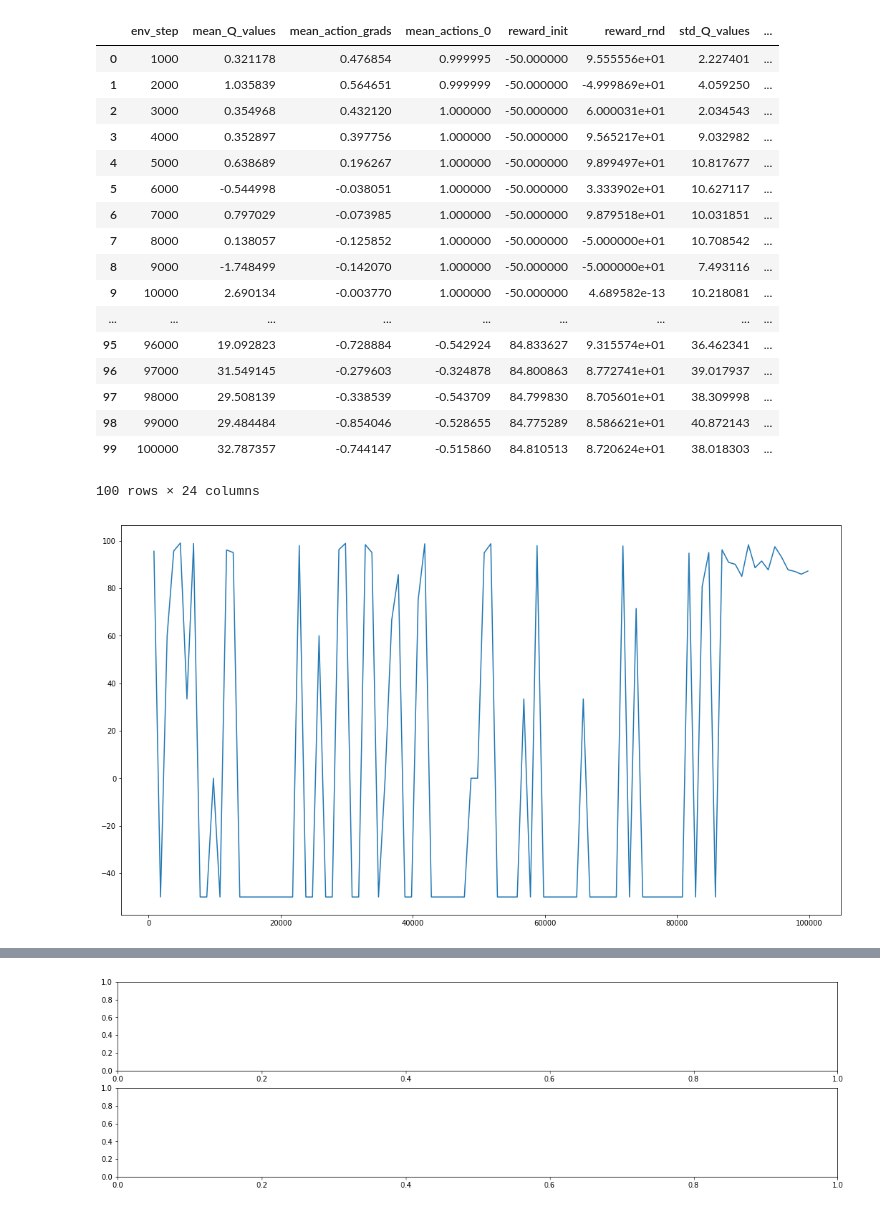
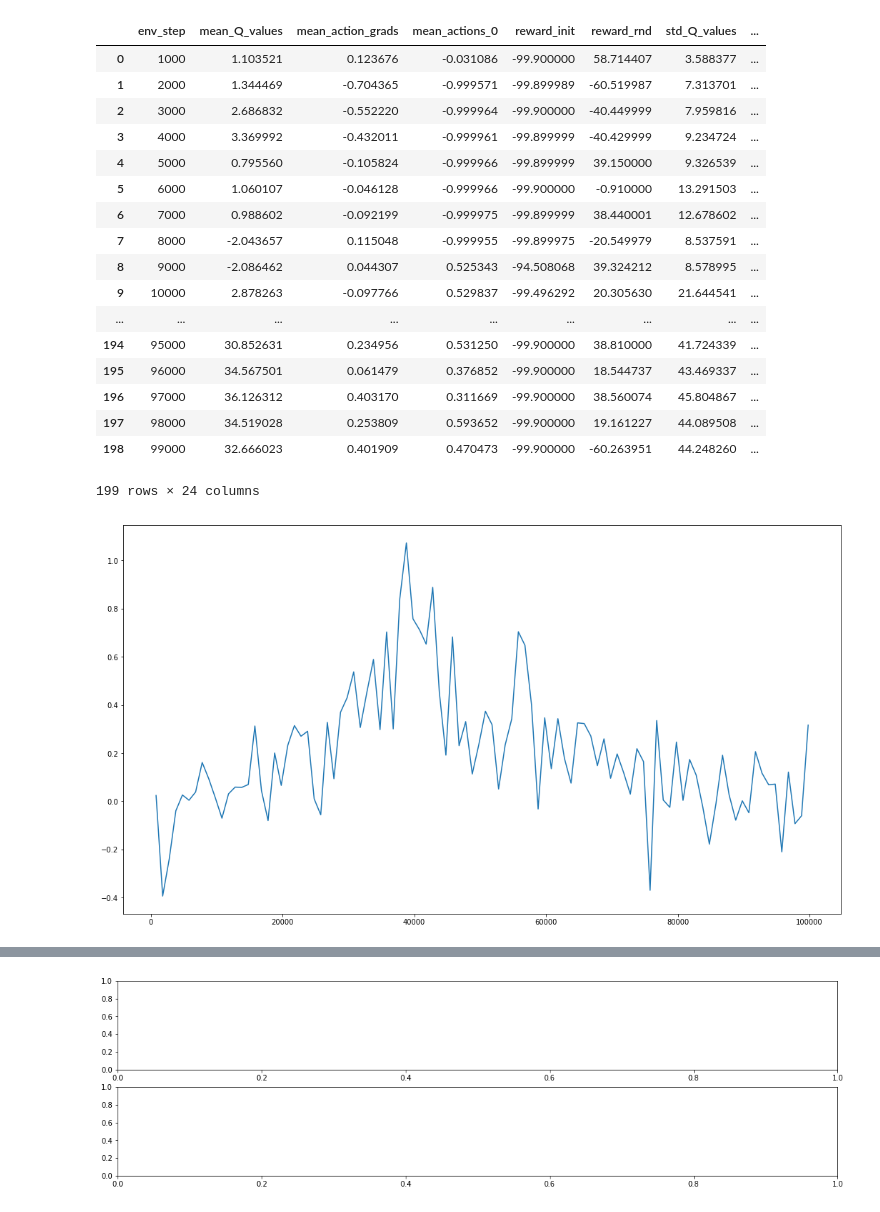
Before and after one commit to pifouuu/deep-rl, a Jupyter notebook: notebooks/sarst_comp_1_various_explo-Copy1.ipynb, the cells around one changed output, grey strips where cells are left out. Saved outputs shown, nothing was run; the diff lists cells and outputs as text; code cells hidden in the pictures.

```diff
--- a/notebooks/sarst_comp_1_various_explo-Copy1.ipynb
+++ b/notebooks/sarst_comp_1_various_explo-Copy1.ipynb
@@ -12,7 +12,7 @@ colors = bmap.mpl_colors
 import os
 # %%
 files = [
-    '../log/local/CMCPos-v0'
+    '../log/cluster/CMCPos-v0'
 ]
 # %%
 frames = [] # List of pandas dataframes corresponding to each results file
@@ -37,36 +37,36 @@ expe_res_steps = pd.concat(frames, ignore_index=True)
 expe_res_steps
 # %% [output]
 |  | env_step | mean_Q_values | mean_action_grads | mean_actions_0 | reward_init | reward_rnd | std_Q_values | ... |
-| 0 | 1000 | 0.321178 | 0.476854 | 0.999995 | -50.000000 | 9.555556e+01 | 2.227401 | ... |
-| 1 | 2000 | 1.035839 | 0.564651 | 0.999999 | -50.000000 | -4.999869e+01 | 4.059250 | ... |
-| 2 | 3000 | 0.354968 | 0.432120 | 1.000000 | -50.000000 | 6.000031e+01 | 2.034543 | ... |
-| 3 | 4000 | 0.352897 | 0.397756 | 1.000000 | -50.000000 | 9.565217e+01 | 9.032982 | ... |
-| 4 | 5000 | 0.638689 | 0.196267 | 1.000000 | -50.000000 | 9.899497e+01 | 10.817677 | ... |
-| 5 | 6000 | -0.544998 | -0.038051 | 1.000000 | -50.000000 | 3.333902e+01 | 10.627117 | ... |
-| 6 | 7000 | 0.797029 | -0.073985 | 1.000000 | -50.000000 | 9.879518e+01 | 10.031851 | ... |
-| 7 | 8000 | 0.138057 | -0.125852 | 1.000000 | -50.000000 | -5.000000e+01 | 10.708542 | ... |
-| 8 | 9000 | -1.748499 | -0.142070 | 1.000000 | -50.000000 | -5.000000e+01 | 7.493116 | ... |
-| 9 | 10000 | 2.690134 | -0.003770 | 1.000000 | -50.000000 | 4.689582e-13 | 10.218081 | ... |
+| 0 | 1000 | 1.103521 | 0.123676 | -0.031086 | -99.900000 | 58.714407 | 3.588377 | ... |
+| 1 | 2000 | 1.344469 | -0.704365 | -0.999571 | -99.899989 | -60.519987 | 7.313701 | ... |
+| 2 | 3000 | 2.686832 | -0.552220 | -0.999964 | -99.900000 | -40.449999 | 7.959816 | ... |
+| 3 | 4000 | 3.369992 | -0.432011 | -0.999961 | -99.899999 | -40.429999 | 9.234724 | ... |
+| 4 | 5000 | 0.795560 | -0.105824 | -0.999966 | -99.899999 | 39.150000 | 9.326539 | ... |
+| 5 | 6000 | 1.060107 | -0.046128 | -0.999966 | -99.900000 | -0.910000 | 13.291503 | ... |
+| 6 | 7000 | 0.988602 | -0.092199 | -0.999975 | -99.899999 | 38.440001 | 12.678602 | ... |
+| 7 | 8000 | -2.043657 | 0.115048 | -0.999955 | -99.899975 | -20.549979 | 8.537591 | ... |
+| 8 | 9000 | -2.086462 | 0.044307 | 0.525343 | -94.508068 | 39.324212 | 8.578995 | ... |
+| 9 | 10000 | 2.878263 | -0.097766 | 0.529837 | -99.496292 | 20.305630 | 21.644541 | ... |
 | ... | ... | ... | ... | ... | ... | ... | ... | ... |
-| 95 | 96000 | 19.092823 | -0.728884 | -0.542924 | 84.833627 | 9.315574e+01 | 36.462341 | ... |
-| 96 | 97000 | 31.549145 | -0.279603 | -0.324878 | 84.800863 | 8.772741e+01 | 39.017937 | ... |
-| 97 | 98000 | 29.508139 | -0.338539 | -0.543709 | 84.799830 | 8.705601e+01 | 38.309998 | ... |
-| 98 | 99000 | 29.484484 | -0.854046 | -0.528655 | 84.775289 | 8.586621e+01 | 40.872143 | ... |
-| 99 | 100000 | 32.787357 | -0.744147 | -0.515860 | 84.810513 | 8.720624e+01 | 38.018303 | ... |
+| 194 | 95000 | 30.852631 | 0.234956 | 0.531250 | -99.900000 | 38.810000 | 41.724339 | ... |
+| 195 | 96000 | 34.567501 | 0.061479 | 0.376852 | -99.900000 | 18.544737 | 43.469337 | ... |
+| 196 | 97000 | 36.126312 | 0.403170 | 0.311669 | -99.900000 | 38.560074 | 45.804867 | ... |
+| 197 | 98000 | 34.519028 | 0.253809 | 0.593652 | -99.900000 | 19.161227 | 44.089508 | ... |
+| 198 | 99000 | 32.666023 | 0.401909 | 0.470473 | -99.900000 | -60.263951 | 44.248260 | ... |
-100 rows × 24 columns
+199 rows × 24 columns
 # %%
 params = ['actor_lr', 'alpha','buffer_size', 'critic_lr', 'env', 'gamma', 'invert_grads', 'memory','minibatch_size', 'sigma', 'strategy', 'target_clip','tau']
-y = ['reward_rnd']
+y = ['mean_action_grads']
 x = ['training_step']
 df = expe_res_steps[x+y+params]
 l = x+params
-df.groupby(l).mean().reset_index()
+df = df.groupby(l).mean().reset_index()
 
 fig, ax = plt.subplots(figsize=(18,10))
 for i, (name, g) in enumerate(df.groupby(params)):
     ax.plot(g[x], g[y])
 # %% [output]
-[figure, old version]
+[figure, new version]
 # %%
 frames = [] # List of pandas dataframes corresponding to each results file
 for file in files:
```
Also changed, not shown: parts of 3 cells of this notebook, 3 other files.
